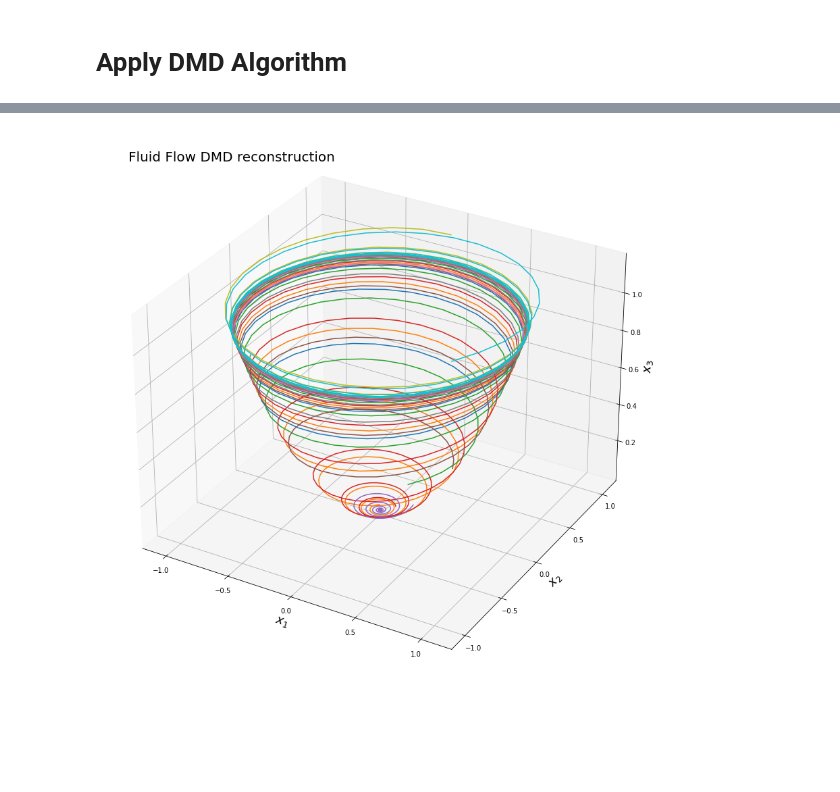
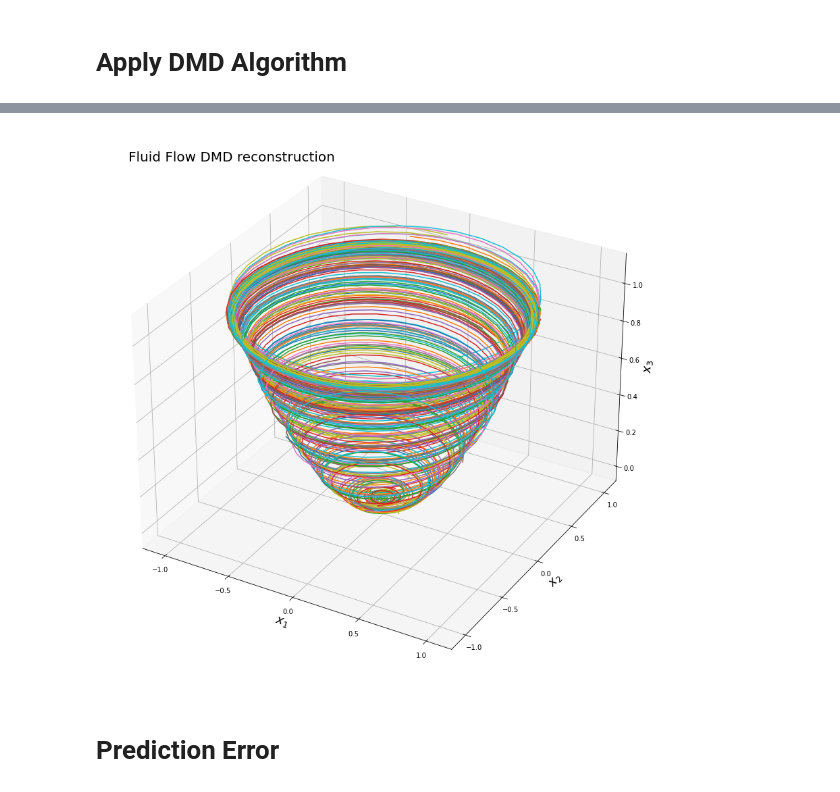
Before and after one commit to opaliss/dmd_autoencoder, a Jupyter notebook: dmd_autoencoder_ex_3.ipynb, the cells around one changed output, grey strips where cells are left out. Saved outputs shown, nothing was run; the diff lists cells and outputs as text; code cells hidden in the pictures; blank space fills up the shorter version.

```diff
--- a/dmd_autoencoder_ex_3.ipynb
+++ b/dmd_autoencoder_ex_3.ipynb
@@ -199,3 +228,6 @@ random_batch = data[:10, :, :]
+# %%
+window_size = 50
+random_batch = data[:window_size, :, :]
 # %%
 fig = plt.figure(figsize=(15, 15))
 ax = plt.axes(projection='3d')
@@ -230,5 +261,5 @@ reshape_mat.shape
 # %%
 # pydmd fit
-dmd = DMD(svd_rank=250)
+dmd = DMD(svd_rank=10)
 dmd.fit(reshape_mat)
 dmd_rec = dmd.reconstructed_data.real
@@ -235,18 +304,20 @@ dmd_rec = dmd.reconstructed_data.real
 # %%
 fig = plt.figure(figsize=(15, 15))
 ax = plt.axes(projection='3d')
 
 for ii in np.arange(0, random_batch.shape[0]):
-    x1 = dmd_rec.real[3* ii, :]
-    x2 = dmd_rec.real[3* ii + 1, :]
-    x3 = dmd_rec.real[3* ii + 2, :]
+    x1 = dmd_rec[3* ii, :]
+    x2 = dmd_rec[3* ii + 1, :]
+    x3 = dmd_rec[3* ii + 2, :]
     ax.plot3D(x1, x2, x3)
 
 ax.set_xlabel("$x_{1}$", fontsize=18)
 ax.set_ylabel("$x_{2}$", fontsize=18)
 ax.set_zlabel("$x_{3}$", fontsize=18)
 ax.text2D(0.05, 0.95, "Fluid Flow DMD reconstruction", transform=ax.transAxes, fontsize=20)
 
 plt.show()
 # %% [output]
-[figure, old version]
+[figure, new version]
+# %% [markdown]
+# Prediction Error
```
Also changed, not shown: parts of 24 cells of this notebook, 1 other file.
